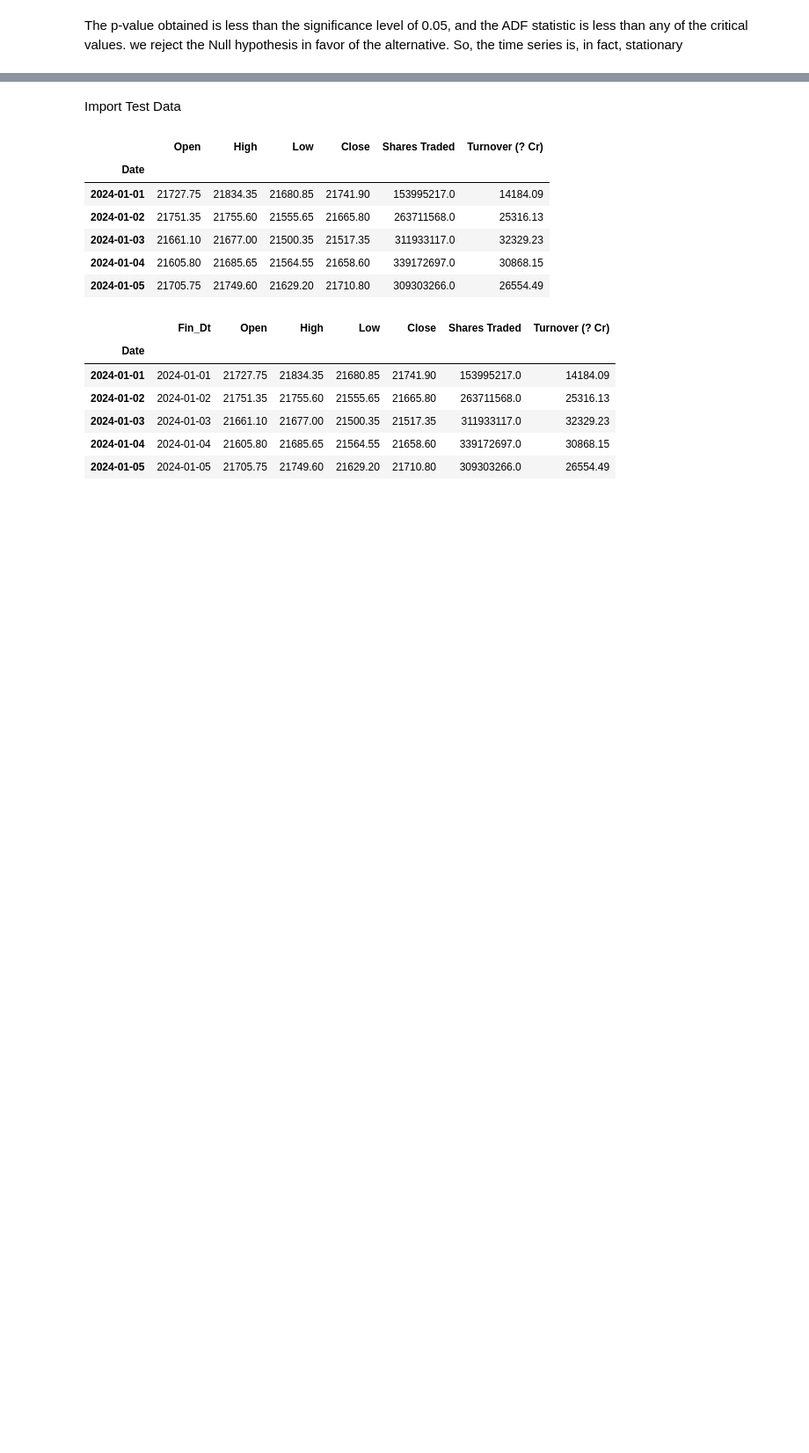
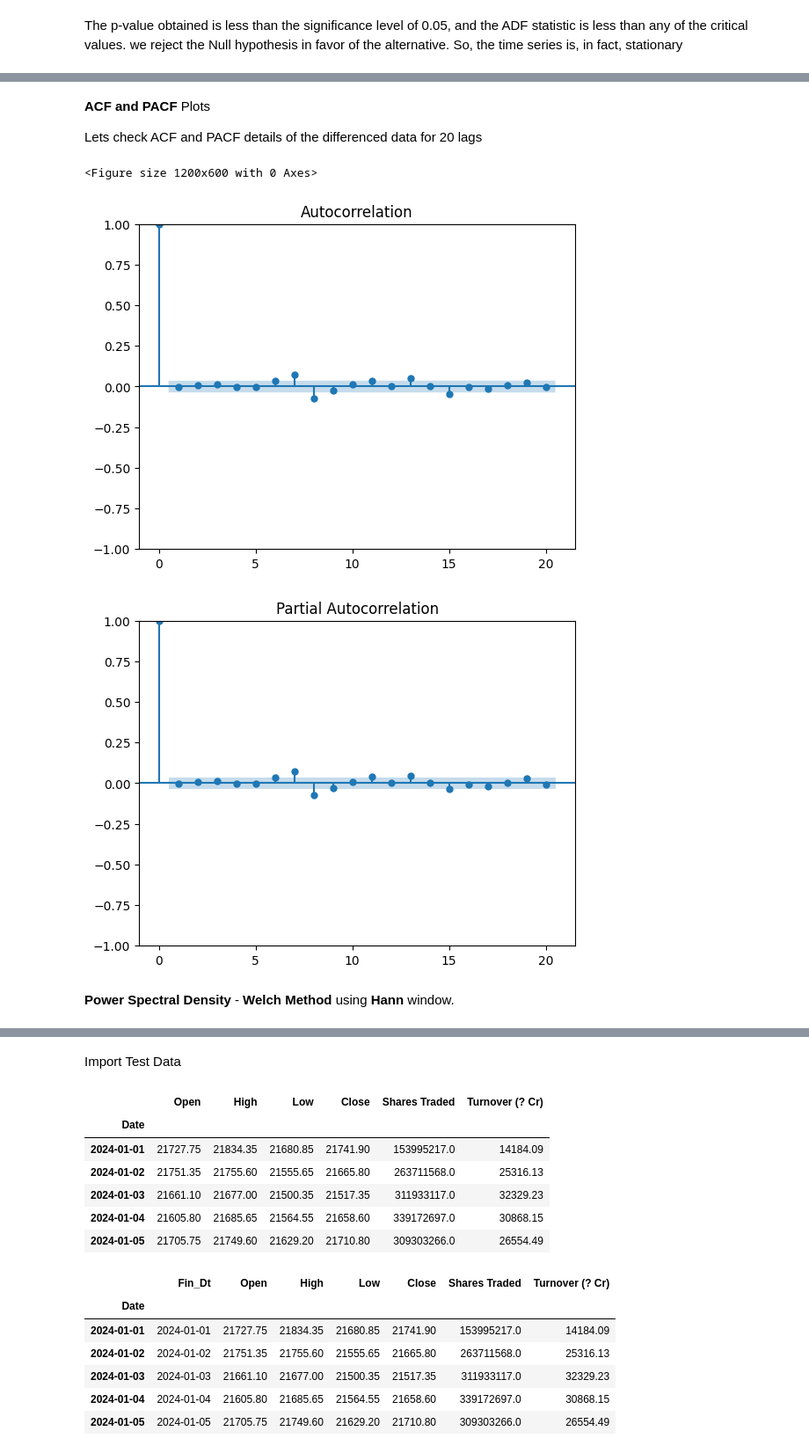
Before and after one commit to aymuos/masters-practise-repo, a Jupyter notebook: TSA_Nifty_50_Project.ipynb, the cells around one changed output, grey strips where cells are left out. Shown at 88% size. Cells and saved outputs as stored; diff of their text form; code cells hidden in the pictures; blank space fills up the shorter version.

```diff
--- a/TSA_Nifty_50_Project.ipynb
+++ b/TSA_Nifty_50_Project.ipynb
@@ -302 +271,19 @@ Lets check the frequency variance by using Welch's method using Hann windows
+# %% [markdown]
+**ACF and PACF** Plots
+
+Lets check ACF and PACF details of the differenced data for 20 lags
+# %%
+# ACF and PACF of the differenced series
+plt.figure(figsize=(12, 6))
+
+plot_acf(df['Differenced'].dropna(), lags=20)
+
+plot_pacf(df['Differenced'].dropna(), lags=20)
+plt.show()
+# %% [output]
+<Figure size 1200x600 with 0 Axes>
+[figure, added]
+[figure, added]
+# %% [markdown]
+**Power Spectral Density** - **Welch Method** using **Hann** window.
 # %%
```
Also changed, not shown: parts of 32 cells of this notebook.
